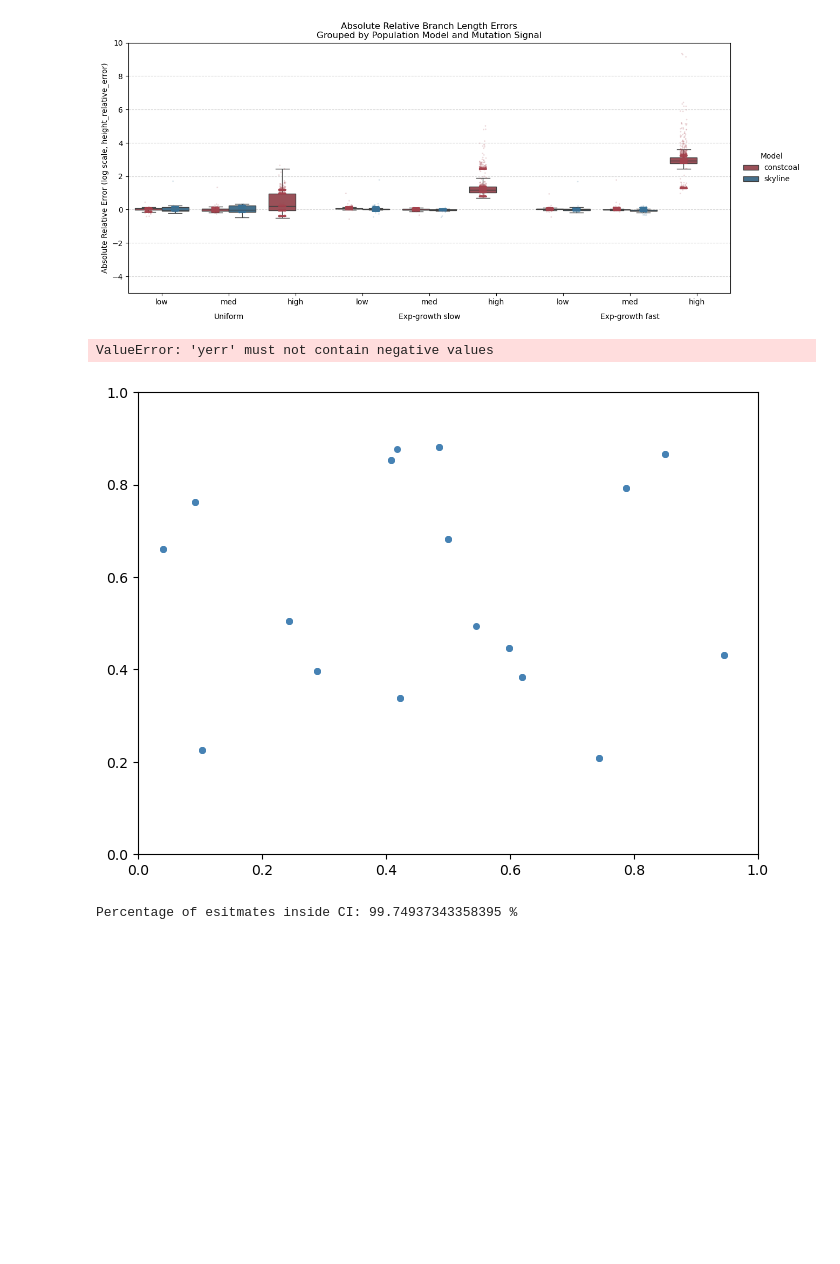
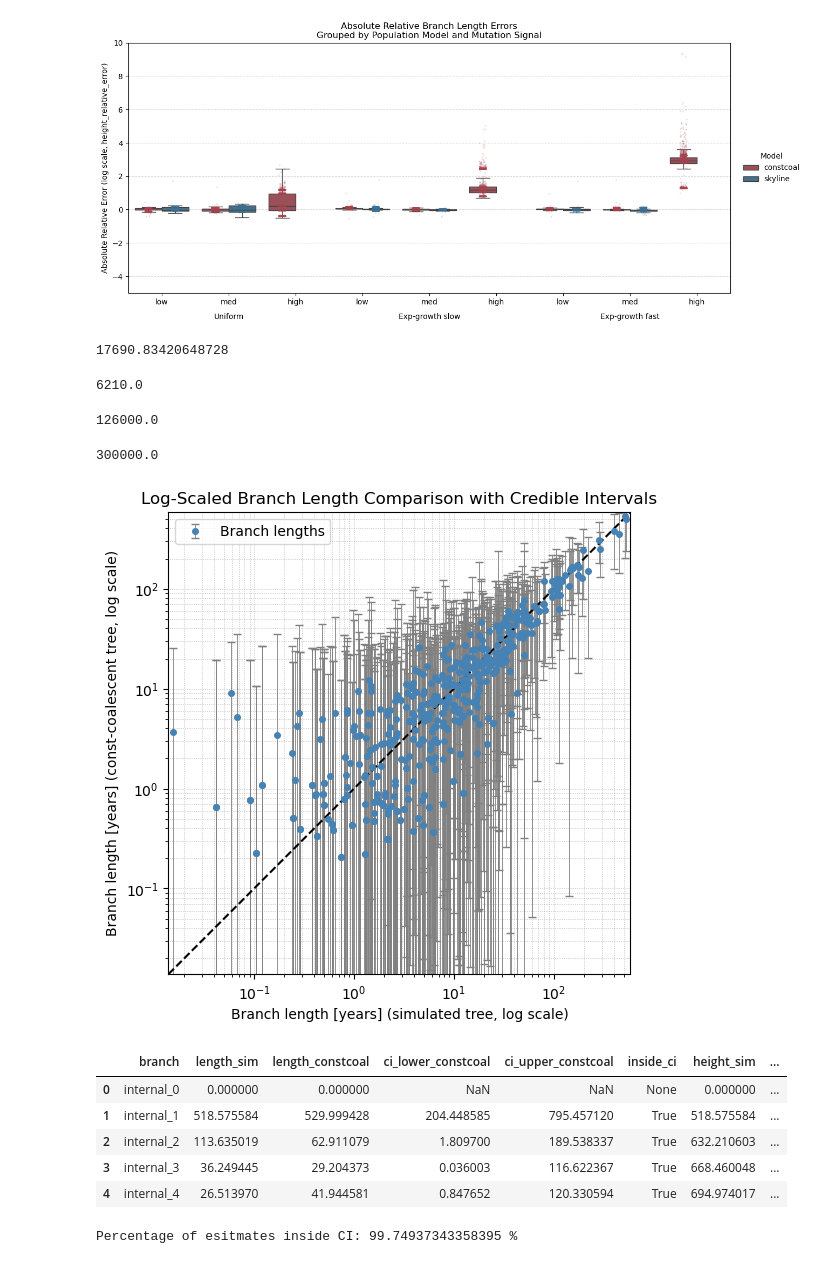
Before and after one commit to marie3003/BESP_paper-analyses, a Jupyter notebook: workflows/evaluate_results.ipynb, the cells around one changed output. Cells and saved outputs as stored; diff of their text form; code cells hidden in the pictures; blank space fills up the shorter version.

```diff
--- a/workflows/evaluate_results.ipynb
+++ b/workflows/evaluate_results.ipynb
@@ -345,20 +345,43 @@ boxplot_branch_length_errors(branch_length_df, metric="height_relative_error", t
 # %% [output]
 [figure]
 # %%
-treepath_sim = "../results/pop_size_simulations/independent_homochronous/expgrowth_fast/expgrowth_fast.trees"
+treepath_sim = "../results/pop_size_simulations/independent_homochronous/uniform/uniform.trees"
 tree_generator = Phylo.parse(treepath_sim, "newick")
 #next(tree_generator)           # This skips the first tree
 tree_sim = next(tree_generator)  # This gets the second tree
 
-treepath_constcoal = "../results/pop_size_simulations/simulation_results/homochronous_independent/skyline/expgrowth_fast/lowmutsig/skyline_homochronous_expgrowth_fast_lowmutsig.T0.tree"
+treepath_constcoal = "../results/pop_size_simulations/simulation_results/homochronous_independent/skyline/uniform/lowmutsig/skyline_homochronous_uniform_lowmutsig.T0.tree"
 tree_constcoal = next(Phylo.parse(treepath_constcoal, "nexus"))
+# %%
+total_length = sum(clade.branch_length for clade in tree_sim.find_clades() if clade.branch_length)
+#total_length * 0.00045 * 450
+total_length
+# %% [output]
+17690.83420648728
+# %%
+4.6 *4.5 * 0.01 * 30000
+# %% [output]
+6210.0
+# %%
+3.5 * 1.8 * 20000
+# %% [output]
+126000.0
+# %%
+1000000* 1e-5 * 30000
+# %% [output]
+300000.0
 # %%
-branch_length_df = compare_branch_lengths(tree_sim, tree_constcoal)
+branch_length_df = compare_tree_metrics(tree_sim, tree_constcoal)
 plot_tree_comparison(branch_length_df)
 branch_length_df.head()
 # %% [output]
-ValueError: 'yerr' must not contain negative values
-[figure, old version]
+[figure, new version]
+|  | branch | length_sim | length_constcoal | ci_lower_constcoal | ci_upper_constcoal | inside_ci | height_sim | ... |
+| 0 | internal_0 | 0.000000 | 0.000000 | NaN | NaN | None | 0.000000 | ... |
+| 1 | internal_1 | 518.575584 | 529.999428 | 204.448585 | 795.457120 | True | 518.575584 | ... |
+| 2 | internal_2 | 113.635019 | 62.911079 | 1.809700 | 189.538337 | True | 632.210603 | ... |
+| 3 | internal_3 | 36.249445 | 29.204373 | 0.036003 | 116.622367 | True | 668.460048 | ... |
+| 4 | internal_4 | 26.513970 | 41.944581 | 0.847652 | 120.330594 | True | 694.974017 | ... |
 # %%
 print(f"Percentage of esitmates inside CI: {branch_length_df['inside_ci'].sum() / len(branch_length_df) * 100} %")
 # %% [output]
```
Also changed, not shown: parts of 1 cell of this notebook, 3 other files.
